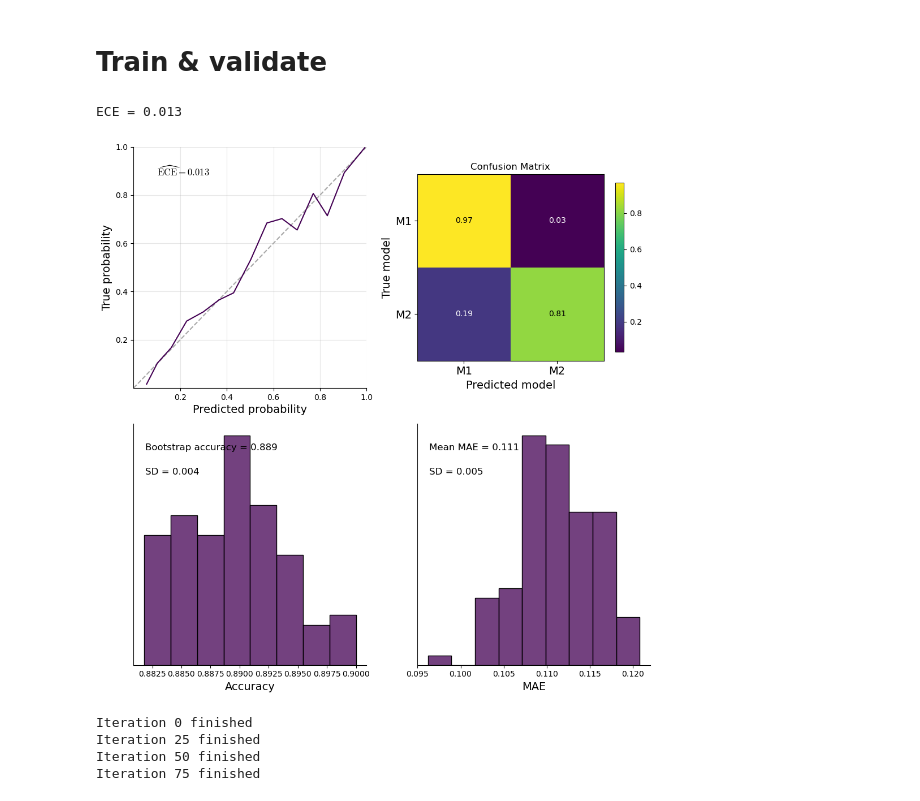
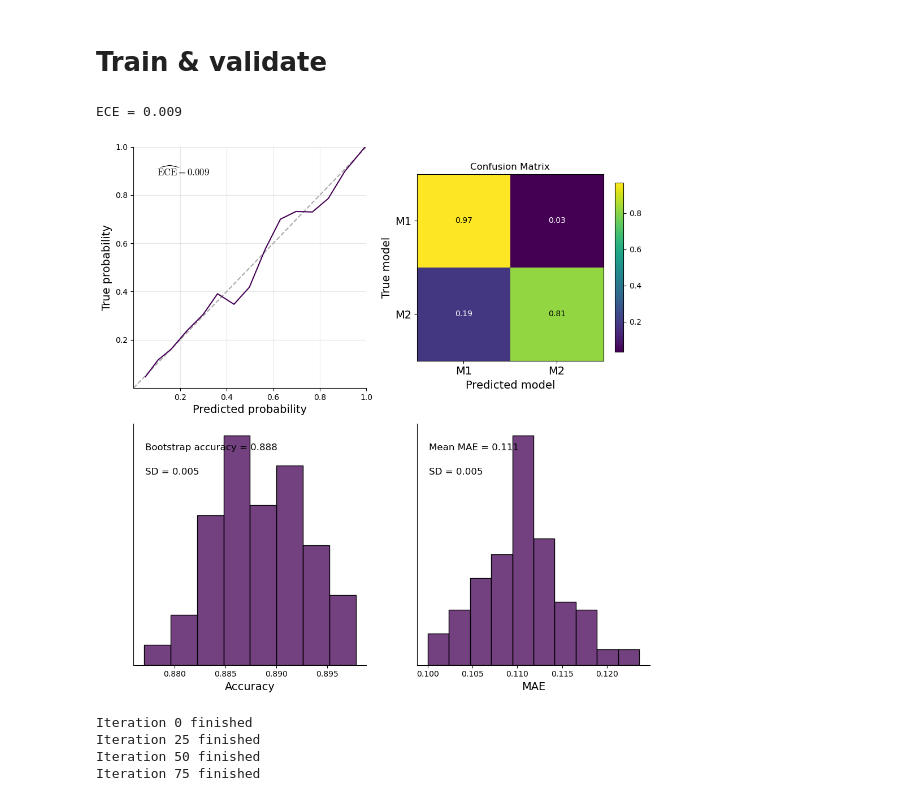
Before and after one commit to bayesflow-org/Hierarchical-Model-Comparison, a Jupyter notebook: notebooks/01_calibration_validation/02_calibration_variable_observations.ipynb, the cells around one changed output. Cells and saved outputs as stored; diff of their text form; code cells hidden in the pictures.

```diff
--- a/notebooks/01_calibration_validation/02_calibration_variable_observations.ipynb
+++ b/notebooks/01_calibration_validation/02_calibration_variable_observations.ipynb
@@ -54,10 +55,16 @@ meta_model = bf.simulation.MultiGenerativeModel(
 # Set up networks
 # %%
 summary_net = bf.summary_networks.HierarchicalNetwork([
-    bf.networks.DeepSet(dense_s2_args=sum_config, dense_s3_args=sum_config),
-    bf.networks.DeepSet(dense_s2_args=sum_config, dense_s3_args=sum_config)
-    ])
-probability_net = bf.inference_networks.PMPNetwork(num_models=2, dropout=False)
+    bf.networks.DeepSet(dense_s1_args=summary_meta_validation['level_1']['inv_inner']['dense_inv_pre_pooling_args'],
+                        dense_s2_args=summary_meta_validation['level_1']['inv_outer']['dense_inv_post_pooling_args'],
+                        dense_s3_args=summary_meta_validation['level_1']['dense_equiv_args']),
+    bf.networks.DeepSet(dense_s1_args=summary_meta_validation['level_2']['inv_inner']['dense_inv_pre_pooling_args'],
+                        dense_s2_args=summary_meta_validation['level_2']['inv_outer']['dense_inv_post_pooling_args'],
+                        dense_s3_args=summary_meta_validation['level_2']['dense_equiv_args'])
+])
+probability_net = bf.inference_networks.PMPNetwork(num_models=2,
+                                                   dense_args=probability_meta_validation['dense_args'],
+                                                   dropout=False)
 amortizer = bf.amortizers.AmortizedModelComparison(probability_net, summary_net)
 # %%
 # Training steps
@@ -71,7 +78,7 @@ checkpoint_path = 'C:/Users/lasse/OneDrive/Ph.D/Projekte/hierarchical_model_comp
 trainer = bf.trainers.Trainer(
     amortizer=amortizer,
     generative_model=meta_model,
-    default_lr=0.0001,
+    default_lr=0.0005,
     checkpoint_path=checkpoint_path
     )
 # %% [output]
@@ -89,12 +96,9 @@ losses = trainer.train_online(
 training_time_stop = perf_counter()
 # %%
 # Test performance with random n_obs
-import tensorflow as tf
-from src.python.visualization import perf_tester
-
 val_data = trainer.configurator(meta_model(5000))
-perf_tester(probability_net, summary_net, val_data, n_cal_bins=15)
+perf_tester(probability_net, summary_net, val_data, variable_sizes=True, n_cal_bins=15)
 # %% [output]
-ECE = 0.013
+ECE = 0.009
-[figure, old version]
+[figure, new version]
 # %%
```
Also changed, not shown: parts of 3 cells of this notebook.
